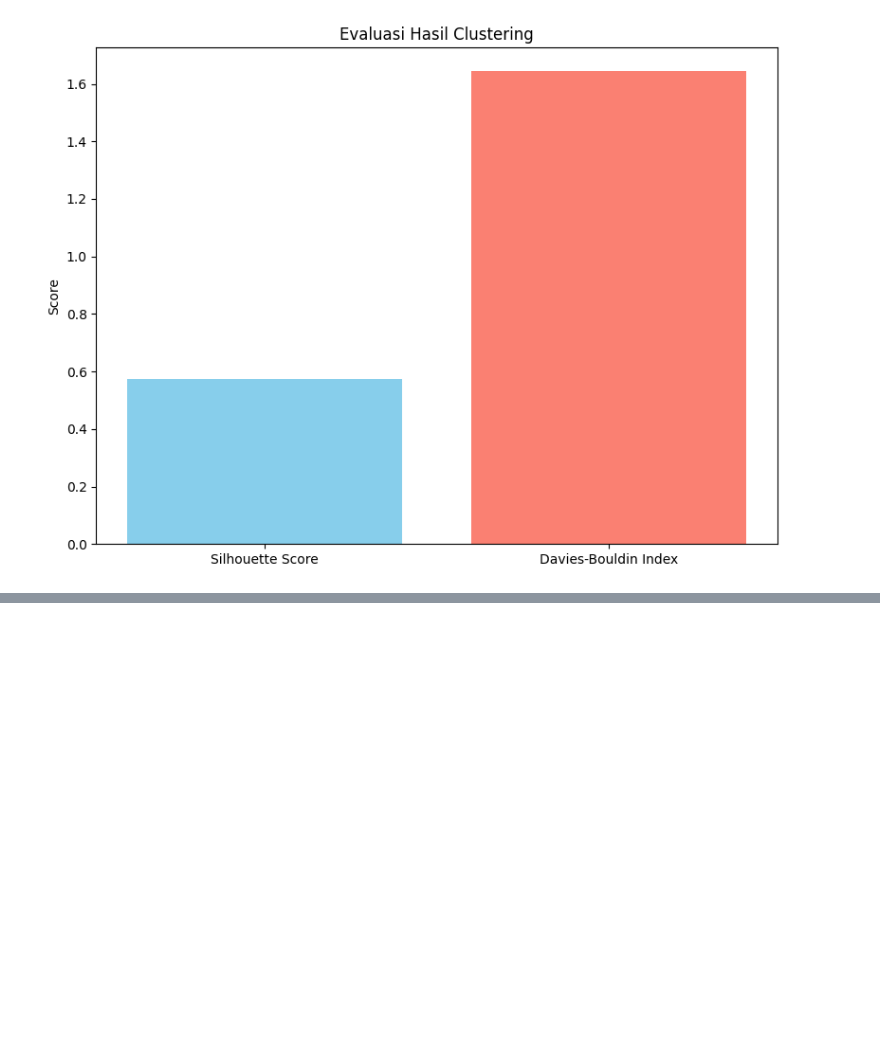
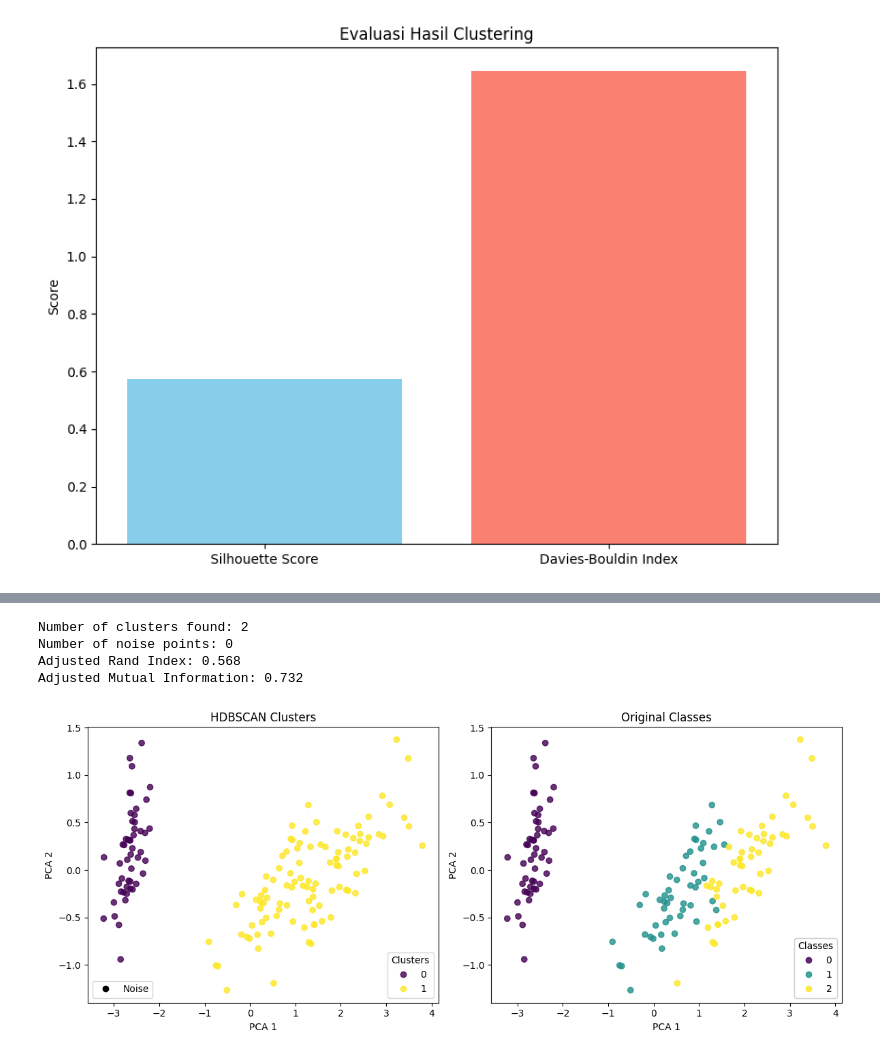
Before and after one commit to Firmank123/ML_SMT5, a Jupyter notebook: 2341720099_M_Firmansyah_JS5_ML.ipynb, the cells around one changed output, grey strips where cells are left out. Cells and saved outputs as stored; diff of their text form; code cells hidden in the pictures; blank space fills up the shorter version.

```diff
--- a/2341720099_M_Firmansyah_JS5_ML.ipynb
+++ b/2341720099_M_Firmansyah_JS5_ML.ipynb
@@ -208,0 +524,69 @@ plt.show()
+# %%
+# 4. Buat analisis singkat: apakah hasil clustering HDBSCAN sesuai dengan label asli dataset tersebut?
+import numpy as np
+import matplotlib.pyplot as plt
+import seaborn as sns
+from sklearn.datasets import load_iris
+from sklearn.decomposition import PCA
+from sklearn.manifold import TSNE
+from hdbscan import HDBSCAN
+from sklearn.metrics import adjusted_rand_score, adjusted_mutual_info_score
+
+# Load the Iris dataset
+iris = load_iris()
+X = iris.data
+y = iris.target
+
+# Apply HDBSCAN clustering
+hdbscan_clusterer = HDBSCAN(min_cluster_size=5, min_samples=5)
+cluster_labels = hdbscan_clusterer.fit_predict(X)
+
+# Count clusters and noise points
+n_clusters = len(set(cluster_labels)) - (1 if -1 in cluster_labels else 0)
+n_noise = list(cluster_labels).count(-1)
+
+print(f"Number of clusters found: {n_clusters}")
+print(f"Number of noise points: {n_noise}")
+
+# Compare with original labels
+ari = adjusted_rand_score(y, cluster_labels)
+ami = adjusted_mutual_info_score(y, cluster_labels)
+print(f"Adjusted Rand Index: {ari:.3f}")
+print(f"Adjusted Mutual Information: {ami:.3f}")
+
+# Apply PCA for visualization
+pca = PCA(n_components=2)
+X_pca = pca.fit_transform(X)
+
+# Create visualization plot
+plt.figure(figsize=(12, 5))
+
+# Plot 1: HDBSCAN clusters
+plt.subplot(1, 2, 1)
+scatter = plt.scatter(X_pca[:, 0], X_pca[:, 1], c=cluster_labels, cmap='viridis', alpha=0.8)
+plt.title('HDBSCAN Clusters')
+plt.xlabel('PCA 1')
+plt.ylabel('PCA 2')
+legend1 = plt.legend(*scatter.legend_elements(), title="Clusters")
+plt.gca().add_artist(legend1)
+# Add "Noise" to legend with color black
+plt.plot([], [], 'ko', label='Noise')
+plt.legend()
+
+# Plot 2: Original labels
+plt.subplot(1, 2, 2)
+scatter = plt.scatter(X_pca[:, 0], X_pca[:, 1], c=y, cmap='viridis', alpha=0.8)
+plt.title('Original Classes')
+plt.xlabel('PCA 1')
+plt.ylabel('PCA 2')
+legend1 = plt.legend(*scatter.legend_elements(), title="Classes")
+plt.gca().add_artist(legend1)
+
+plt.tight_layout()
+plt.show()
+# %% [output]
+Number of clusters found: 2
+Number of noise points: 0
+Adjusted Rand Index: 0.568
+Adjusted Mutual Information: 0.732
+[figure, added]
```
Also changed, not shown: parts of 4 cells of this notebook.
